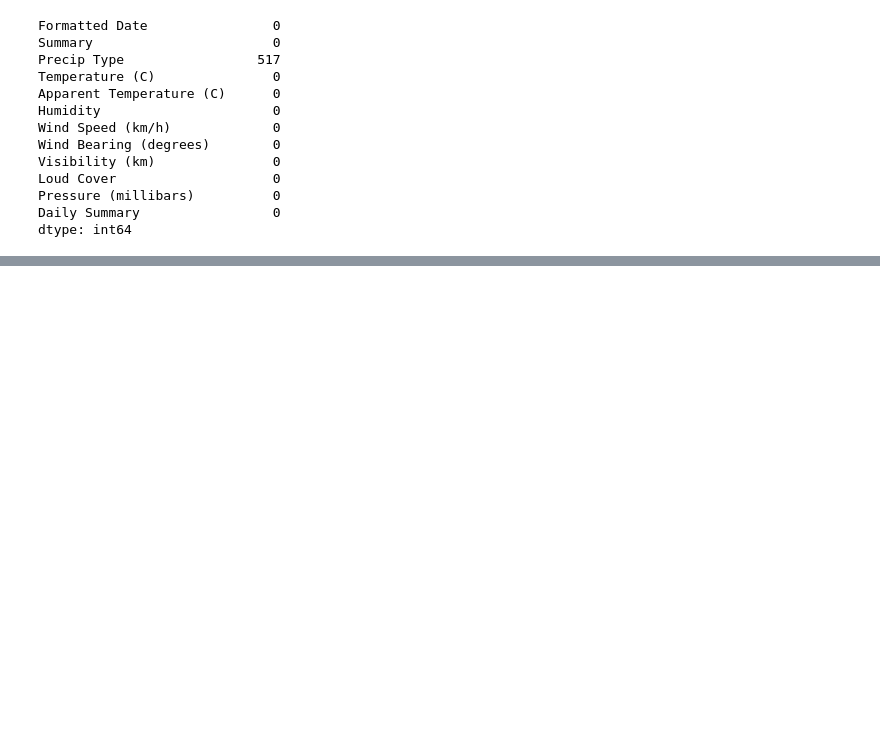
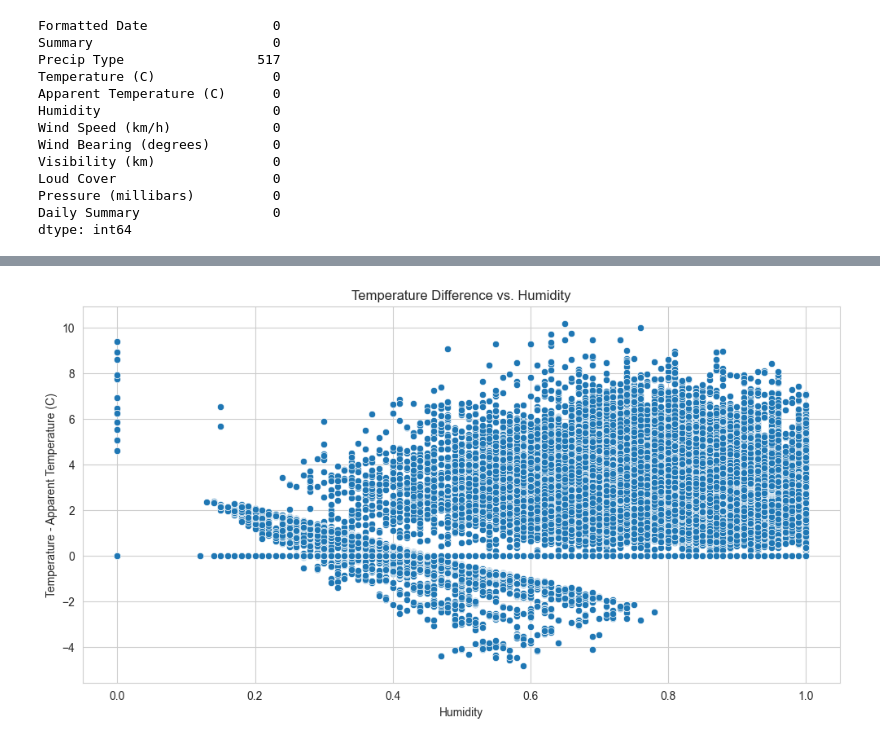
Before and after one commit to naitto1/humidityRegression, a Jupyter notebook: humidCLEAN.ipynb, the cells around one changed output, grey strips where cells are left out. Cells and saved outputs as stored; diff of their text form; code cells hidden in the pictures; blank space fills up the shorter version.

```diff
--- a/humidCLEAN.ipynb
+++ b/humidCLEAN.ipynb
@@ -62,0 +137,10 @@ plt.show()
+# %%
+df["Temp Diff"] = df["Temperature (C)"] - df["Apparent Temperature (C)"]
+plt.figure(figsize=(12, 6))
+sns.scatterplot(x='Humidity', y='Temp Diff', data=df)
+plt.title('Temperature Difference vs. Humidity')
+plt.xlabel('Humidity')
+plt.ylabel('Temperature - Apparent Temperature (C)')
+plt.show()
+# %% [output]
+[figure, added]
```
Also changed, not shown: parts of 15 cells of this notebook, 3 other files.
